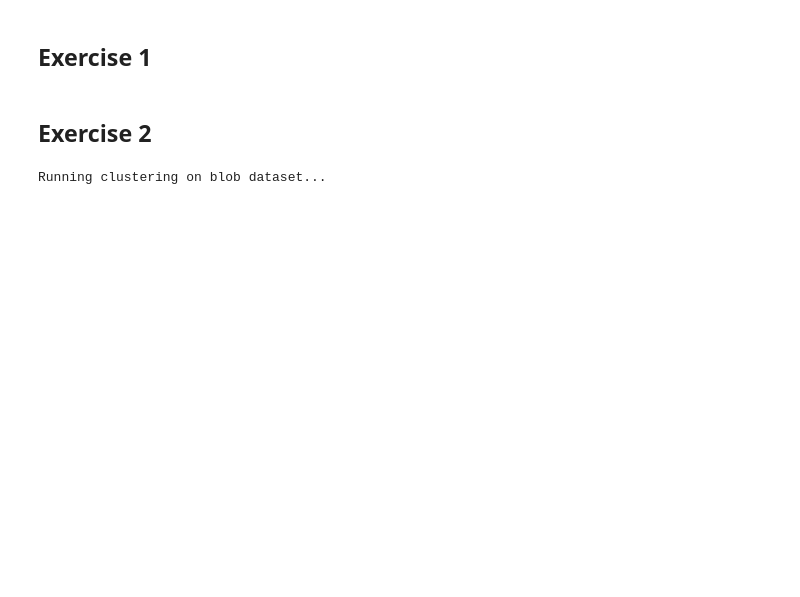
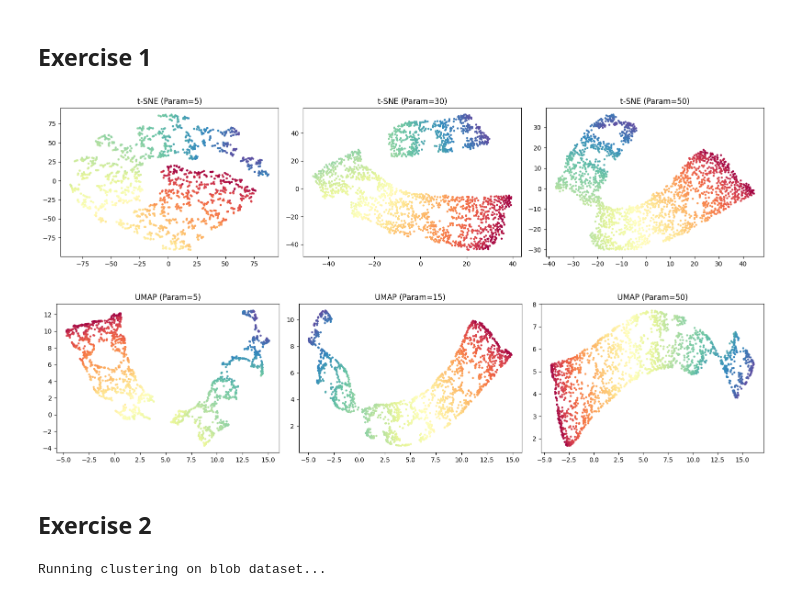
Before and after one commit to d3nnis2001/MaschinellesLernenImWeb, a Jupyter notebook: Exercise3/practicalNew.ipynb, the cells around one changed output. Drawn from its saved outputs; the diff is of its cells as text; code cells hidden in the pictures; blank space fills up the shorter version.

```diff
--- a/Exercise3/practicalNew.ipynb
+++ b/Exercise3/practicalNew.ipynb
@@ -1,5 +1,46 @@
 # %% [markdown]
 ## Exercise 1
+# %%
+#!pip install umap-learn[plot]
+import numpy as np
+import matplotlib.pyplot as plt
+from sklearn.datasets import make_swiss_roll
+from sklearn.manifold import TSNE
+import umap
+
+# Generate a synthetic dataset (Swiss Roll with noise)
+np.random.seed(42)
+data, colors = make_swiss_roll(n_samples=2000, noise=0.1)
+# Add 10 extra random dimensions to make it complex
+extra_dims = np.random.normal(size=(data.shape[0], 10))
+data_high_dim = np.hstack([data, extra_dims])
+
+# Initialize hyperparameters for t-SNE and UMAP
+tsne_perplexities = [5, 30, 50]
+umap_n_neighbors = [5, 15, 50]
+
+# Apply t-SNE and UMAP with different hyperparameters and collect results
+tsne_results = {p: TSNE(n_components=2, perplexity=p, random_state=42).fit_transform(data_high_dim)
+                for p in tsne_perplexities}
+umap_results = {n: umap.UMAP(n_neighbors=n, random_state=42).fit_transform(data_high_dim)
+                for n in umap_n_neighbors}
+
+# Plotting helper function
+def plot_results(results, title, colors):
+    plt.figure(figsize=(16, 4))
+    for i, (param, embedding) in enumerate(results.items(), 1):
+        plt.subplot(1, len(results), i)
+        plt.scatter(embedding[:, 0], embedding[:, 1], c=colors, cmap='Spectral', s=5)
+        plt.title(f"{title} (Param={param})")
+    plt.tight_layout()
+    plt.show()
+
+# Visualize results
+plot_results(tsne_results, "t-SNE", colors)
+plot_results(umap_results, "UMAP", colors)
+# %% [output]
+[figure, added]
+[figure, added]
 # %% [markdown]
 ## Exercise 2
 # %%
```
Also changed, not shown: parts of 1 cell of this notebook, 1 other file.
